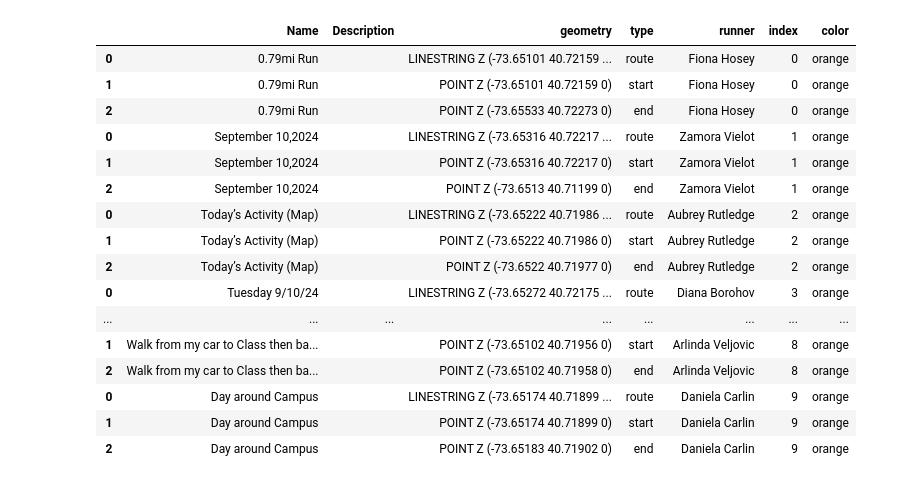
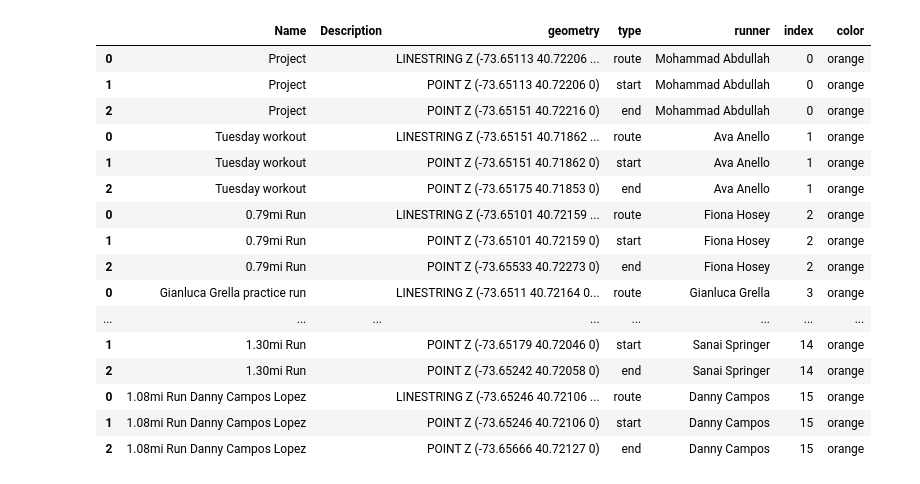
Before and after one commit to mcuringa/cartopy, a Jupyter notebook: notebooks/clean_maps.ipynb, the cells around one changed output. Cells and saved outputs as stored; diff of their text form; code cells hidden in the pictures.

```diff
--- a/notebooks/clean_maps.ipynb
+++ b/notebooks/clean_maps.ipynb
@@ -0,0 +1,14 @@
+# %%
+import pandas as pd
+import geopandas as gpd
+import matplotlib.pyplot as plt
+from matplotlib.colors import to_hex
+
+import os
+path = '/home/mxc/Projects/cartopy/_data'
+
+t = []
+for root, dir, files in os.walk(path):
+    t.extend([os.path.join(root, f) for f in files if f.endswith("kml") ])
+
+t
@@ -1,52 +32,39 @@
 # %%
-import pandas as pd
-import geopandas as gpd
-import matplotlib.pyplot as plt
-from matplotlib.colors import to_hex
-
-import os
-files = os.listdir('.')
-
-# use os.walk() to iterate files and dirs in pwd
-t = []
-for root, dir, files in os.walk("."):
-    t.extend([os.path.join(root, f) for f in files if f.endswith("kml") ])
-
-t
 
 runs = []
 for i, f in enumerate(t):
-    runner = f.split("_")[0][2:]
+    folder = f.split("/")[-2]
+    runner = folder.split("_")[0]
     df = gpd.read_file(f)
     df["type"] = "route"
     df.iloc[1, df.columns.get_loc('type')] = 'start'
     df.iloc[2, df.columns.get_loc('type')] = 'end'
     df["runner"] = runner
     df["index"] = i
     runs.append(df)
 
 data = pd.concat(runs)
 data["color"] = "orange"
 
 data
 # %% [output]
 |  | Name | Description | geometry | type | runner | index | color |
-| 0 | 0.79mi Run |  | LINESTRING Z (-73.65101 40.72159 ... | route | Fiona Hosey | 0 | orange |
-| 1 | 0.79mi Run |  | POINT Z (-73.65101 40.72159 0) | start | Fiona Hosey | 0 | orange |
-| 2 | 0.79mi Run |  | POINT Z (-73.65533 40.72273 0) | end | Fiona Hosey | 0 | orange |
-| 0 | September 10,2024 |  | LINESTRING Z (-73.65316 40.72217 ... | route | Zamora Vielot | 1 | orange |
-| 1 | September 10,2024 |  | POINT Z (-73.65316 40.72217 0) | start | Zamora Vielot | 1 | orange |
-| 2 | September 10,2024 |  | POINT Z (-73.6513 40.71199 0) | end | Zamora Vielot | 1 | orange |
-| 0 | Today’s Activity (Map) |  | LINESTRING Z (-73.65222 40.71986 ... | route | Aubrey Rutledge | 2 | orange |
-| 1 | Today’s Activity (Map) |  | POINT Z (-73.65222 40.71986 0) | start | Aubrey Rutledge | 2 | orange |
-| 2 | Today’s Activity (Map) |  | POINT Z (-73.6522 40.71977 0) | end | Aubrey Rutledge | 2 | orange |
-| 0 | Tuesday 9/10/24 |  | LINESTRING Z (-73.65272 40.72175 ... | route | Diana Borohov | 3 | orange |
+| 0 | Project |  | LINESTRING Z (-73.65113 40.72206 ... | route | Mohammad Abdullah | 0 | orange |
+| 1 | Project |  | POINT Z (-73.65113 40.72206 0) | start | Mohammad Abdullah | 0 | orange |
+| 2 | Project |  | POINT Z (-73.65151 40.72216 0) | end | Mohammad Abdullah | 0 | orange |
+| 0 | Tuesday workout |  | LINESTRING Z (-73.65151 40.71862 ... | route | Ava Anello | 1 | orange |
+| 1 | Tuesday workout |  | POINT Z (-73.65151 40.71862 0) | start | Ava Anello | 1 | orange |
+| 2 | Tuesday workout |  | POINT Z (-73.65175 40.71853 0) | end | Ava Anello | 1 | orange |
+| 0 | 0.79mi Run |  | LINESTRING Z (-73.65101 40.72159 ... | route | Fiona Hosey | 2 | orange |
+| 1 | 0.79mi Run |  | POINT Z (-73.65101 40.72159 0) | start | Fiona Hosey | 2 | orange |
+| 2 | 0.79mi Run |  | POINT Z (-73.65533 40.72273 0) | end | Fiona Hosey | 2 | orange |
+| 0 | Gianluca Grella practice run |  | LINESTRING Z (-73.6511 40.72164 0... | route | Gianluca Grella | 3 | orange |
 | ... | ... | ... | ... | ... | ... | ... | ... |
-| 1 | Walk from my car to Class then ba... |  | POINT Z (-73.65102 40.71956 0) | start | Arlinda Veljovic | 8 | orange |
-| 2 | Walk from my car to Class then ba... |  | POINT Z (-73.65102 40.71958 0) | end | Arlinda Veljovic | 8 | orange |
-| 0 | Day around Campus |  | LINESTRING Z (-73.65174 40.71899 ... | route | Daniela Carlin | 9 | orange |
-| 1 | Day around Campus |  | POINT Z (-73.65174 40.71899 0) | start | Daniela Carlin | 9 | orange |
-| 2 | Day around Campus |  | POINT Z (-73.65183 40.71902 0) | end | Daniela Carlin | 9 | orange |
+| 1 | 1.30mi Run |  | POINT Z (-73.65179 40.72046 0) | start | Sanai Springer | 14 | orange |
+| 2 | 1.30mi Run |  | POINT Z (-73.65242 40.72058 0) | end | Sanai Springer | 14 | orange |
+| 0 | 1.08mi Run Danny Campos Lopez |  | LINESTRING Z (-73.65246 40.72106 ... | route | Danny Campos | 15 | orange |
+| 1 | 1.08mi Run Danny Campos Lopez |  | POINT Z (-73.65246 40.72106 0) | start | Danny Campos | 15 | orange |
+| 2 | 1.08mi Run Danny Campos Lopez |  | POINT Z (-73.65666 40.72127 0) | end | Danny Campos | 15 | orange |
 # %%
 
 cmap = plt.get_cmap('tab20')
```
Also changed, not shown: parts of 2 cells of this notebook, 4 other files.
